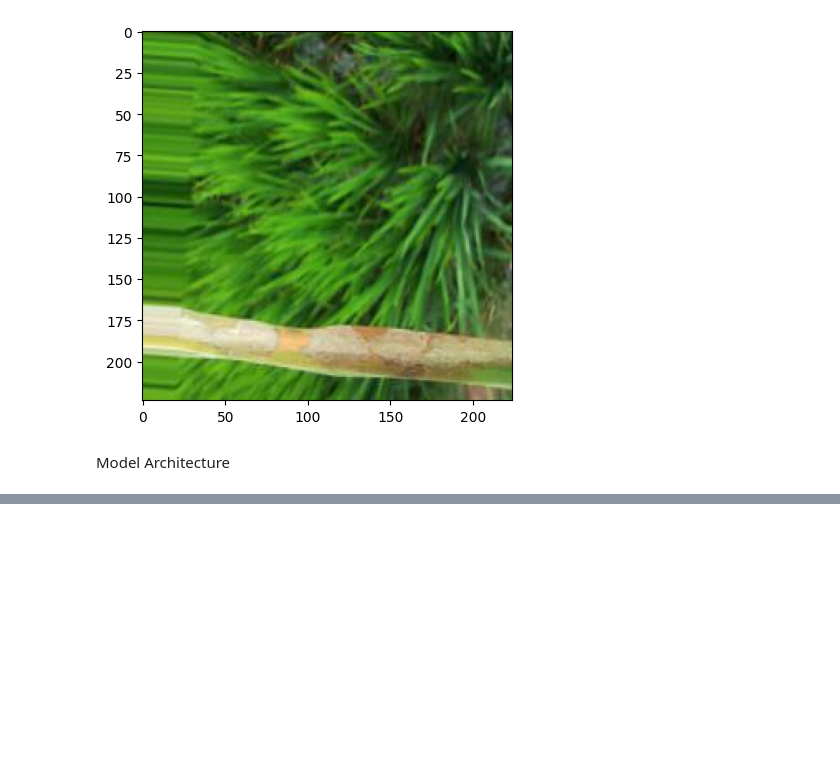
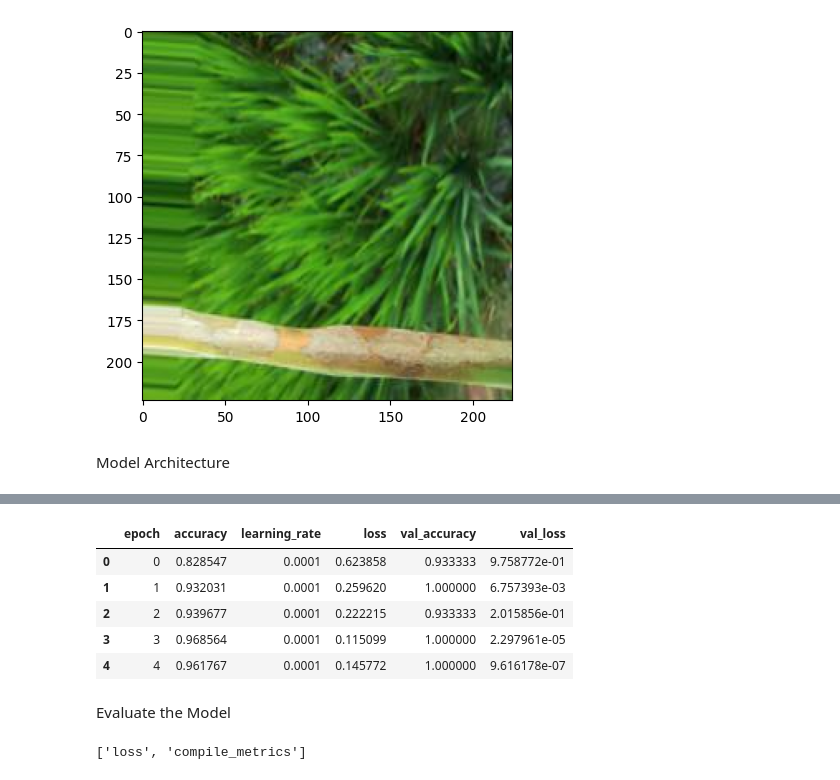
Before and after one commit to jerahmeelmitchao/AgriScan, a Jupyter notebook: Welcome_To_Colab.ipynb, the cells around one changed output, grey strips where cells are left out. Cells and saved outputs as stored; diff of their text form; code cells hidden in the pictures; blank space fills up the shorter version.

```diff
--- a/Welcome_To_Colab.ipynb
+++ b/Welcome_To_Colab.ipynb
@@ -849,0 +797,20 @@ Restoring model weights from the end of the best epoch: 7.
+# %%
+# Display the training log
+
+train_log = pd.read_csv('training_log.csv')
+
+train_log.head()
+# %% [output]
+|  | epoch | accuracy | learning_rate | loss | val_accuracy | val_loss |
+| 0 | 0 | 0.828547 | 0.0001 | 0.623858 | 0.933333 | 9.758772e-01 |
+| 1 | 1 | 0.932031 | 0.0001 | 0.259620 | 1.000000 | 6.757393e-03 |
+| 2 | 2 | 0.939677 | 0.0001 | 0.222215 | 0.933333 | 2.015856e-01 |
+| 3 | 3 | 0.968564 | 0.0001 | 0.115099 | 1.000000 | 2.297961e-05 |
+| 4 | 4 | 0.961767 | 0.0001 | 0.145772 | 1.000000 | 9.616178e-07 |
+# %% [markdown]
+Evaluate the Model
+# %%
+# get the metric names so we can use evaulate_generator
+model.metrics_names
+# %% [output]
+['loss', 'compile_metrics']
```
Also changed, not shown: parts of 18 cells of this notebook.
